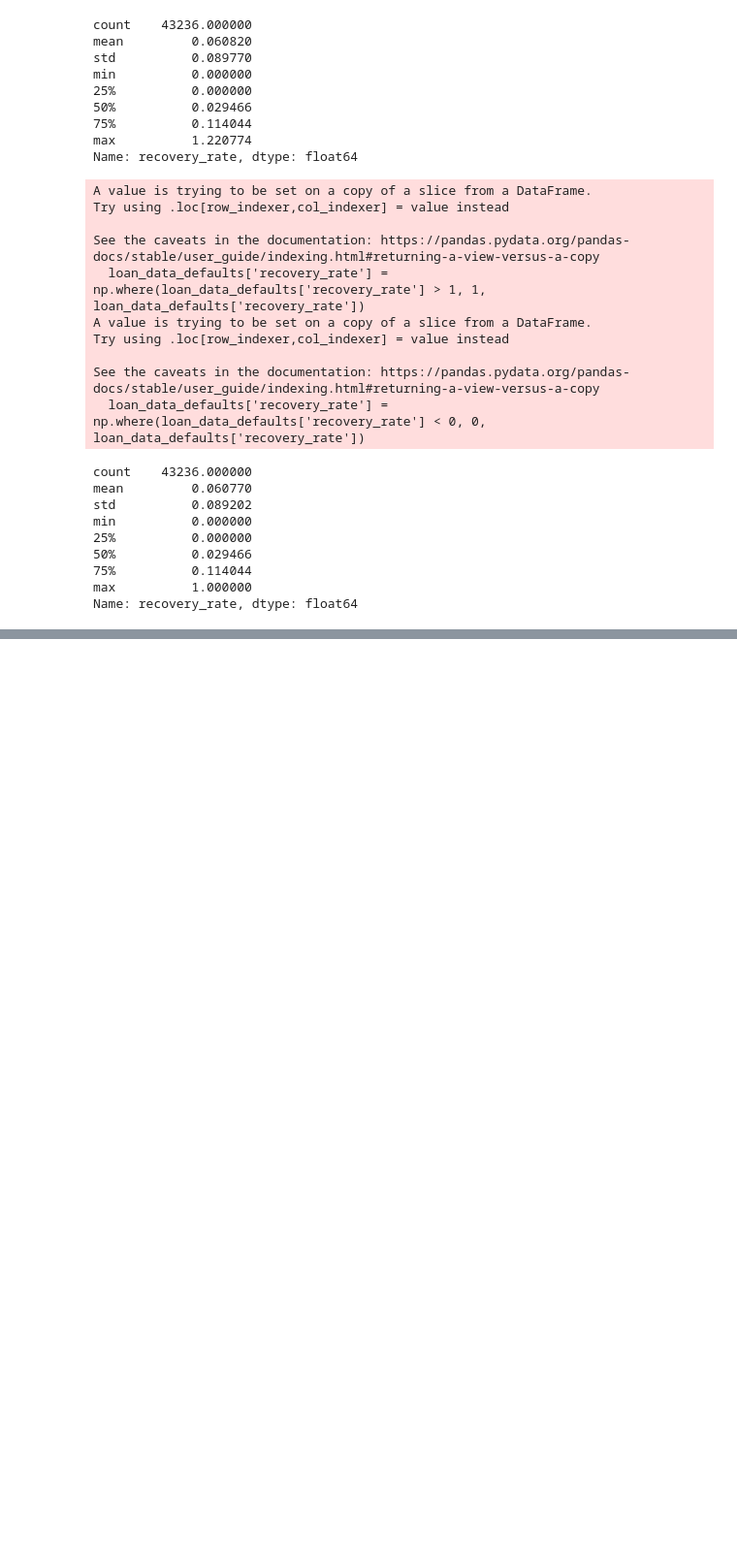
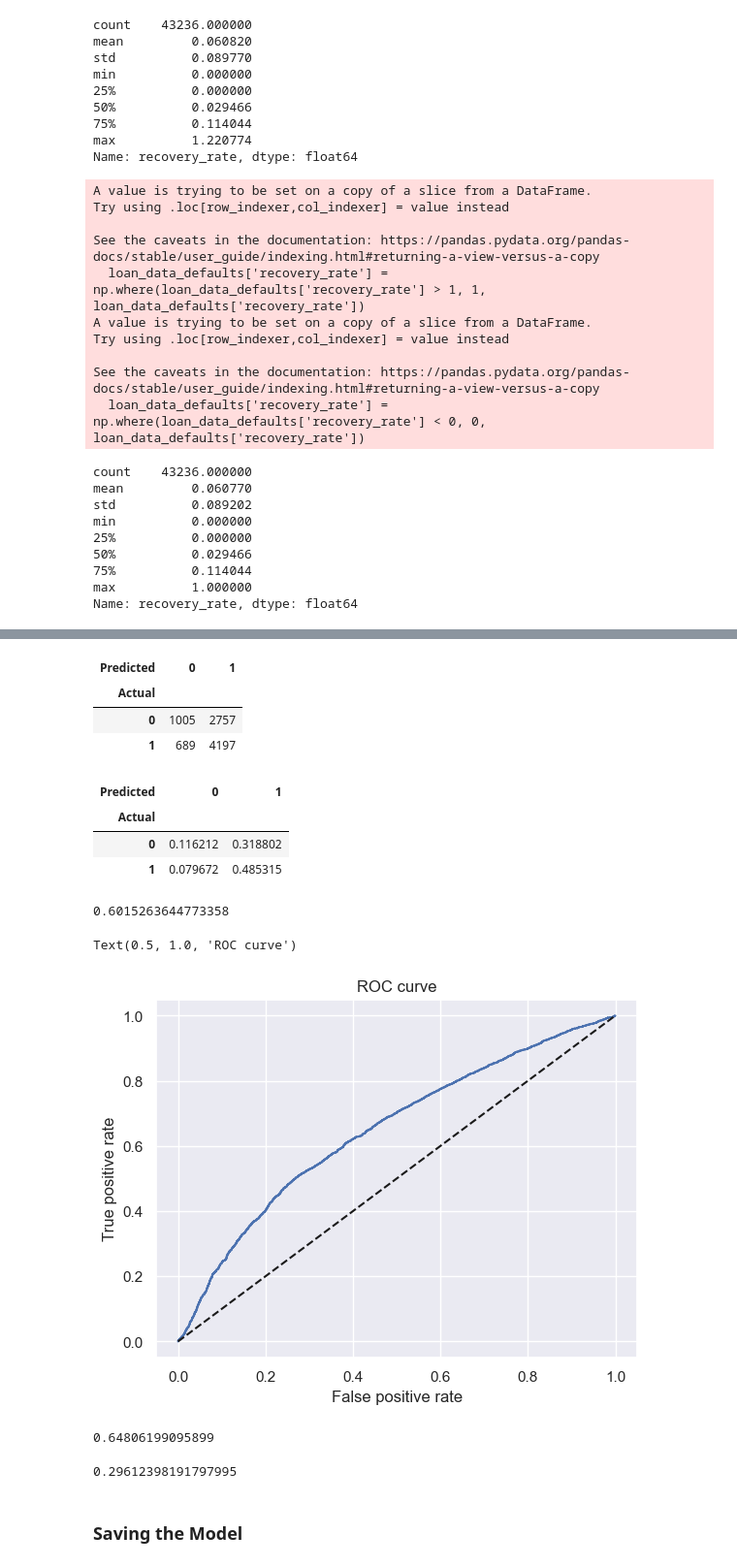
Before and after one commit to dcgkpindiastudy/CreditRiskModelingInPython, a Jupyter notebook: Src/Credit Risk Modeling - LGD and EAD Models.ipynb, the cells around one changed output, grey strips where cells are left out. Shown at 97% size. Saved outputs shown, nothing was run; the diff lists cells and outputs as text; code cells hidden in the pictures; blank space fills up the shorter version.

```diff
--- a/Src/Credit Risk Modeling - LGD and EAD Models.ipynb
+++ b/Src/Credit Risk Modeling - LGD and EAD Models.ipynb
@@ -158,0 +551,5 @@ Name: recovery_rate, dtype: float64
+# %%
+df_actual_predicted_probs.columns = ['lgd_targets_stage_1_test', 'y_hat_test_proba_lgd_stage_1']
+# %%
+df_actual_predicted_probs.index = lgd_inputs_stage_1_test.index
+# Makes the index of one dataframe equal to the index of another dataframe.
@@ -158,0 +567,29 @@ Name: recovery_rate, dtype: float64
+# %%
+tr = 0.5
+# We create a new column with an indicator,
+# where every observation that has predicted probability greater than the threshold has a value of 1,
+# and every observation that has predicted probability lower than the threshold has a value of 0.
+df_actual_predicted_probs['y_hat_test_lgd_stage_1'] = np.where(df_actual_predicted_probs['y_hat_test_proba_lgd_stage_1'] > tr, 1, 0)
+# %%
+pd.crosstab(df_actual_predicted_probs['lgd_targets_stage_1_test'], df_actual_predicted_probs['y_hat_test_lgd_stage_1'], rownames = ['Actual'], colnames = ['Predicted'])
+# Creates a cross-table where the actual values are displayed by rows and the predicted values by columns.
+# This table is known as a Confusion Matrix.
+# %% [output]
+| Predicted | 0 | 1 |
+| Actual |  |  |
+| 0 | 1005 | 2757 |
+| 1 | 689 | 4197 |
+# %%
+pd.crosstab(df_actual_predicted_probs['lgd_targets_stage_1_test'], df_actual_predicted_probs['y_hat_test_lgd_stage_1'], rownames = ['Actual'], colnames = ['Predicted']) / df_actual_predicted_probs.shape[0]
+# Here we divide each value of the table by the total number of observations,
+# thus getting percentages, or, rates.
+# %% [output]
+| Predicted | 0 | 1 |
+| Actual |  |  |
+| 0 | 0.116212 | 0.318802 |
+| 1 | 0.079672 | 0.485315 |
+# %%
+(pd.crosstab(df_actual_predicted_probs['lgd_targets_stage_1_test'], df_actual_predicted_probs['y_hat_test_lgd_stage_1'], rownames = ['Actual'], colnames = ['Predicted']) / df_actual_predicted_probs.shape[0]).iloc[0, 0] + (pd.crosstab(df_actual_predicted_probs['lgd_targets_stage_1_test'], df_actual_predicted_probs['y_hat_test_lgd_stage_1'], rownames = ['Actual'], colnames = ['Predicted']) / df_actual_predicted_probs.shape[0]).iloc[1, 1]
+# Here we calculate Accuracy of the model, which is the sum of the diagonal rates.
+# %% [output]
+0.6015263644773358
@@ -158,0 +598,34 @@ Name: recovery_rate, dtype: float64
+# %%
+fpr, tpr, thresholds = roc_curve(df_actual_predicted_probs['lgd_targets_stage_1_test'], df_actual_predicted_probs['y_hat_test_proba_lgd_stage_1'])
+# Returns the Receiver Operating Characteristic (ROC) Curve from a set of actual values and their predicted probabilities.
+# As a result, we get three arrays: the false positive rates, the true positive rates, and the thresholds.
+# we store each of the three arrays in a separate variable.
+# %%
+plt.plot(fpr, tpr)
+# We plot the false positive rate along the x-axis and the true positive rate along the y-axis,
+# thus plotting the ROC curve.
+plt.plot(fpr, fpr, linestyle = '--', color = 'k')
+# We plot a seconary diagonal line, with dashed line style and black color.
+plt.xlabel('False positive rate')
+# We name the x-axis "False positive rate".
+plt.ylabel('True positive rate')
+# We name the x-axis "True positive rate".
+plt.title('ROC curve')
+# We name the graph "ROC curve".
+# %% [output]
+Text(0.5, 1.0, 'ROC curve')
+[figure, added]
+# %%
+AUROC = roc_auc_score(df_actual_predicted_probs['lgd_targets_stage_1_test'], df_actual_predicted_probs['y_hat_test_proba_lgd_stage_1'])
+# Calculates the Area Under the Receiver Operating Characteristic Curve (AUROC)
+# from a set of actual values and their predicted probabilities.
+AUROC
+# %% [output]
+0.64806199095899
+# %%
+gini = (2 * AUROC) -1
+gini
+# %% [output]
+0.29612398191797995
+# %% [markdown]
+### Saving the Model
```
Also changed, not shown: parts of 72 cells of this notebook, 2 other files.
